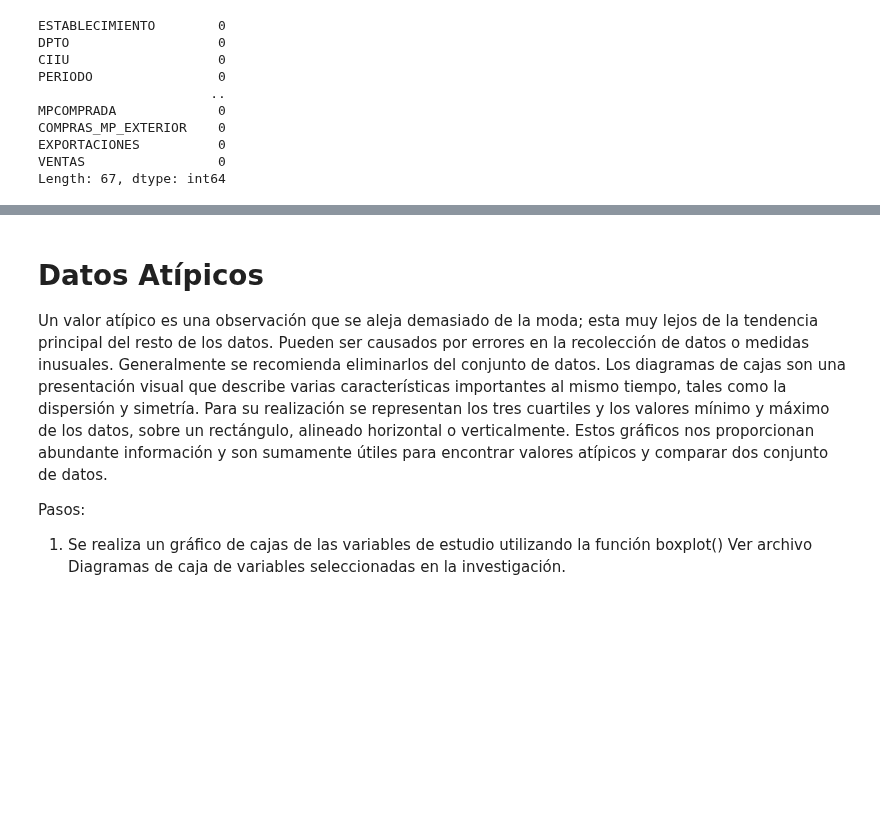
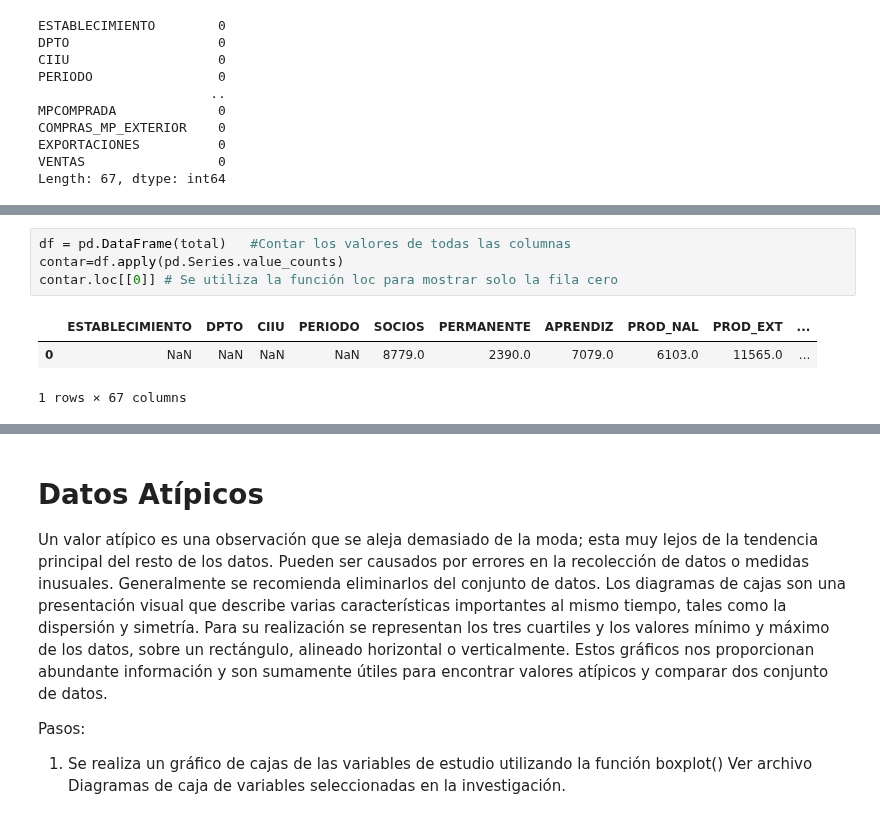
Before and after one commit to KatherinAcosta/Proyecto2018, a Jupyter notebook: 3. Manipulación de datos perdidos (ceros) y atípicos.ipynb, the cells around one changed output, grey strips where cells are left out. Drawn from its saved outputs; the diff is of its cells as text; blank space fills up the shorter version.

```diff
--- a/3. Manipulación de datos perdidos (ceros) y atípicos.ipynb
+++ b/3. Manipulación de datos perdidos (ceros) y atípicos.ipynb
@@ -46,0 +70,8 @@ Length: 67, dtype: int64
+# %%
+df = pd.DataFrame(total)   #Contar los valores de todas las columnas
+contar=df.apply(pd.Series.value_counts)
+contar.loc[[0]] # Se utiliza la función loc para mostrar solo la fila cero
+# %% [output]
+|  | ESTABLECIMIENTO | DPTO | CIIU | PERIODO | SOCIOS | PERMANENTE | APRENDIZ | PROD_NAL | PROD_EXT | ... |
+| 0 | NaN | NaN | NaN | NaN | 8779.0 | 2390.0 | 7079.0 | 6103.0 | 11565.0 | ... |
+1 rows × 67 columns
```
Also changed, not shown: parts of 6 cells of this notebook, 1 other file.
